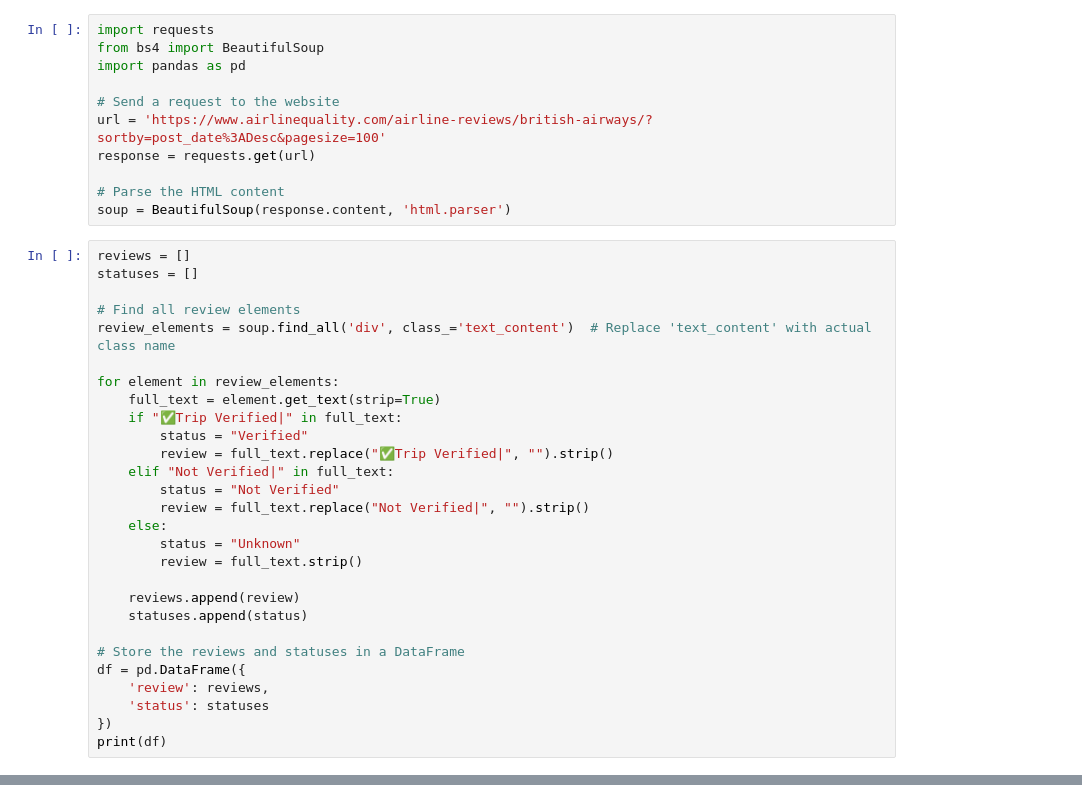
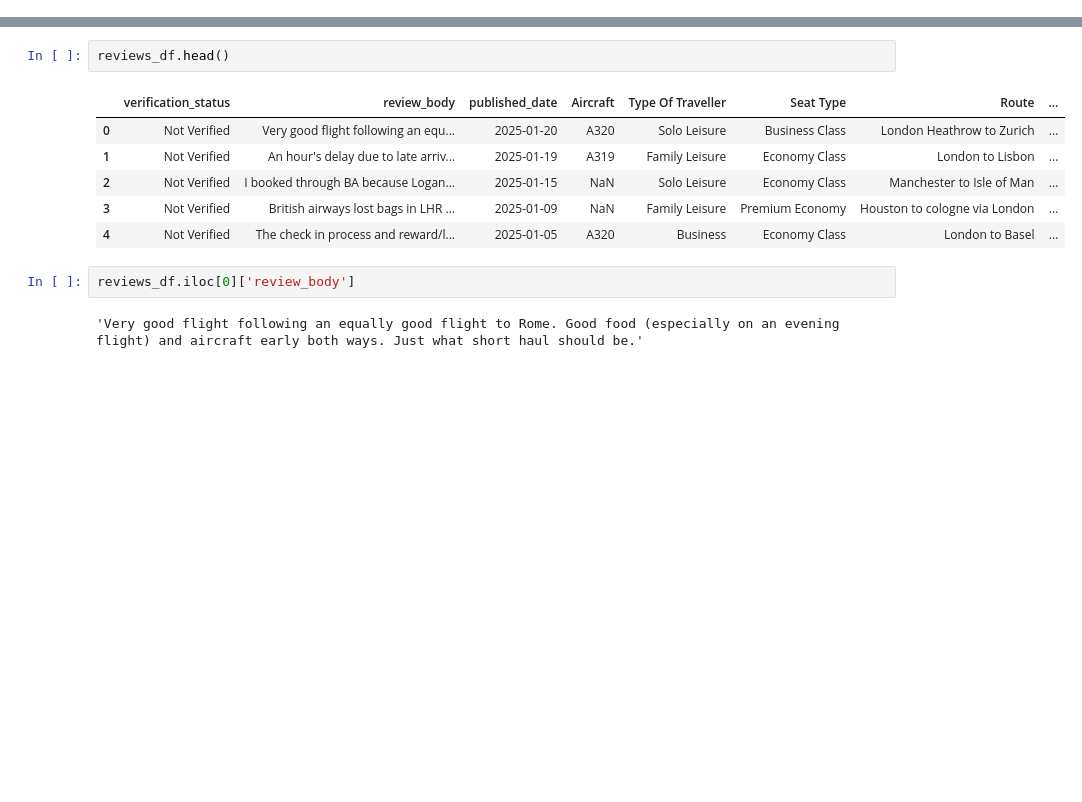
Before and after one commit to ryslipe/british_airlines, a Jupyter notebook: notebooks/01_load_and_validate_raw_data.ipynb, the cells around one changed output, grey strips where cells are left out. Saved outputs shown, nothing was run; the diff lists cells and outputs as text; blank space fills up the shorter version.

Commit message:
just messing around for now

```diff
--- a/notebooks/01_load_and_validate_raw_data.ipynb
+++ b/notebooks/01_load_and_validate_raw_data.ipynb
@@ -31,39 +0,0 @@ print(df.head())
-# %%
-import requests
-from bs4 import BeautifulSoup
-import pandas as pd
-
-# Send a request to the website
-url = 'https://www.airlinequality.com/airline-reviews/british-airways/?sortby=post_date%3ADesc&pagesize=100'
-response = requests.get(url)
-
-# Parse the HTML content
-soup = BeautifulSoup(response.content, 'html.parser')
-# %%
-reviews = []
-statuses = []
-
-# Find all review elements
-review_elements = soup.find_all('div', class_='text_content')  # Replace 'text_content' with actual class name
-
-for element in review_elements:
-    full_text = element.get_text(strip=True)
-    if "✅Trip Verified|" in full_text:
-        status = "Verified"
-        review = full_text.replace("✅Trip Verified|", "").strip()
-    elif "Not Verified|" in full_text:
-        status = "Not Verified"
-        review = full_text.replace("Not Verified|", "").strip()
-    else:
-        status = "Unknown"
-        review = full_text.strip()
-
-    reviews.append(review)
-    statuses.append(status)
-
-# Store the reviews and statuses in a DataFrame
-df = pd.DataFrame({
-    'review': reviews,
-    'status': statuses
-})
-print(df)
@@ -154 +67,14 @@ print(reviews_df)
+# %%
+reviews_df.head()
+# %% [output]
+|  | verification_status | review_body | published_date | Aircraft | Type Of Traveller | Seat Type | Route | ... |
+| 0 | Not Verified | Very good flight following an equ... | 2025-01-20 | A320 | Solo Leisure | Business Class | London Heathrow to Zurich | ... |
+| 1 | Not Verified | An hour's delay due to late arriv... | 2025-01-19 | A319 | Family Leisure | Economy Class | London to Lisbon | ... |
+| 2 | Not Verified | I booked through BA because Logan... | 2025-01-15 | NaN | Solo Leisure | Economy Class | Manchester to Isle of Man | ... |
+| 3 | Not Verified | British airways lost bags in LHR ... | 2025-01-09 | NaN | Family Leisure | Premium Economy | Houston to cologne via London | ... |
+| 4 | Not Verified | The check in process and reward/l... | 2025-01-05 | A320 | Business | Economy Class | London to Basel | ... |
+# %%
+reviews_df.iloc[0]['review_body']
+# %% [output]
+'Very good flight following an equally good flight to Rome. Good food (especially on an evening flight) and aircraft early both ways. Just what short haul should be.'
 # %%
```
Also changed, not shown: parts of 14 cells of this notebook, 1 other file.
